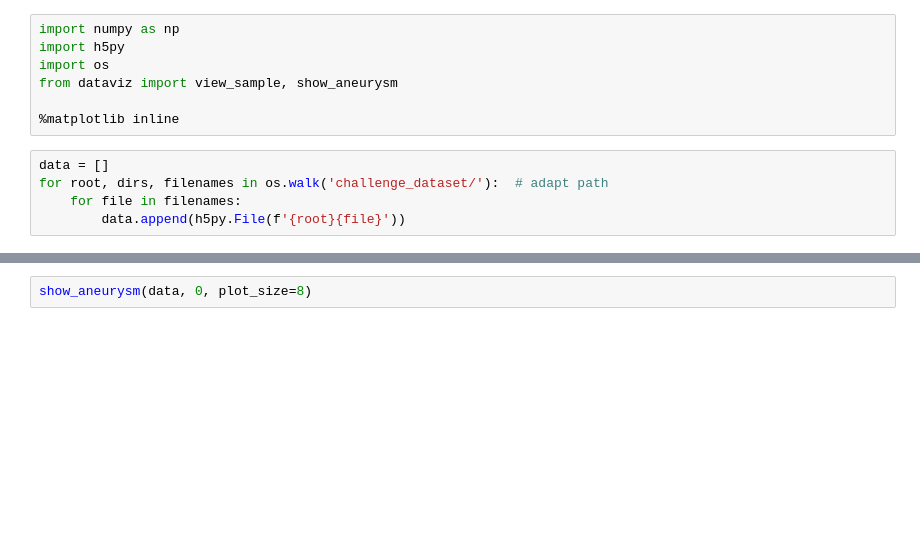
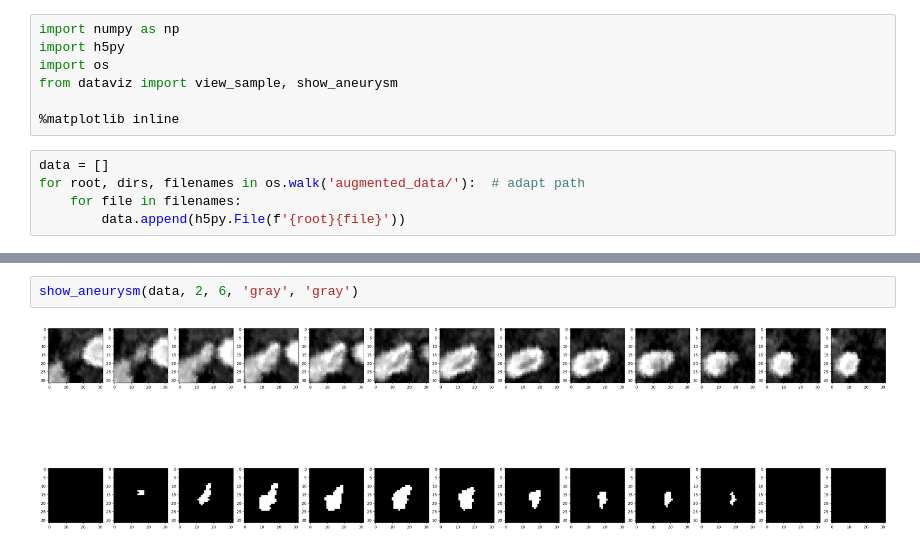
Before and after one commit to louisbzk/Challenge_brain_aneurysms, a Jupyter notebook: data_exploration.ipynb, the cells around one changed output, grey strips where cells are left out. Saved outputs shown, nothing was run; the diff lists cells and outputs as text; blank space fills up the shorter version.

```diff
--- a/data_exploration.ipynb
+++ b/data_exploration.ipynb
@@ -7,7 +7,7 @@ from dataviz import view_sample, show_aneurysm
 %matplotlib inline
 # %%
 data = []
-for root, dirs, filenames in os.walk('challenge_dataset/'):  # adapt path
+for root, dirs, filenames in os.walk('augmented_data/'):  # adapt path
     for file in filenames:
         data.append(h5py.File(f'{root}{file}'))
 # %%
@@ -42,2 +55,4 @@ view_sample(data, 5, 'label')
-# %%
-show_aneurysm(data, 0, plot_size=8)
+# %%
+show_aneurysm(data, 2, 6, 'gray', 'gray')
+# %% [output]
+[figure, added]
```
Also changed, not shown: parts of 3 cells of this notebook, 9 other files.
